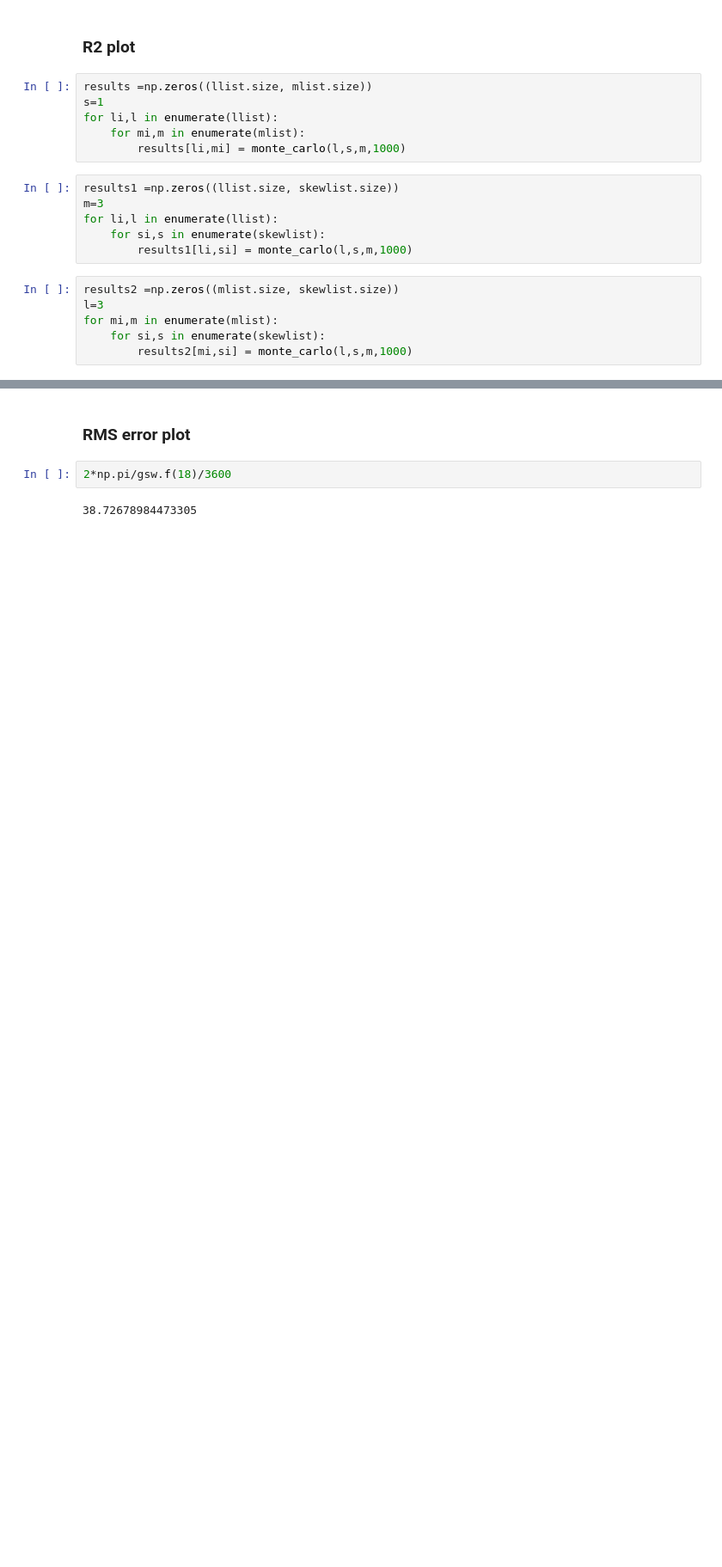
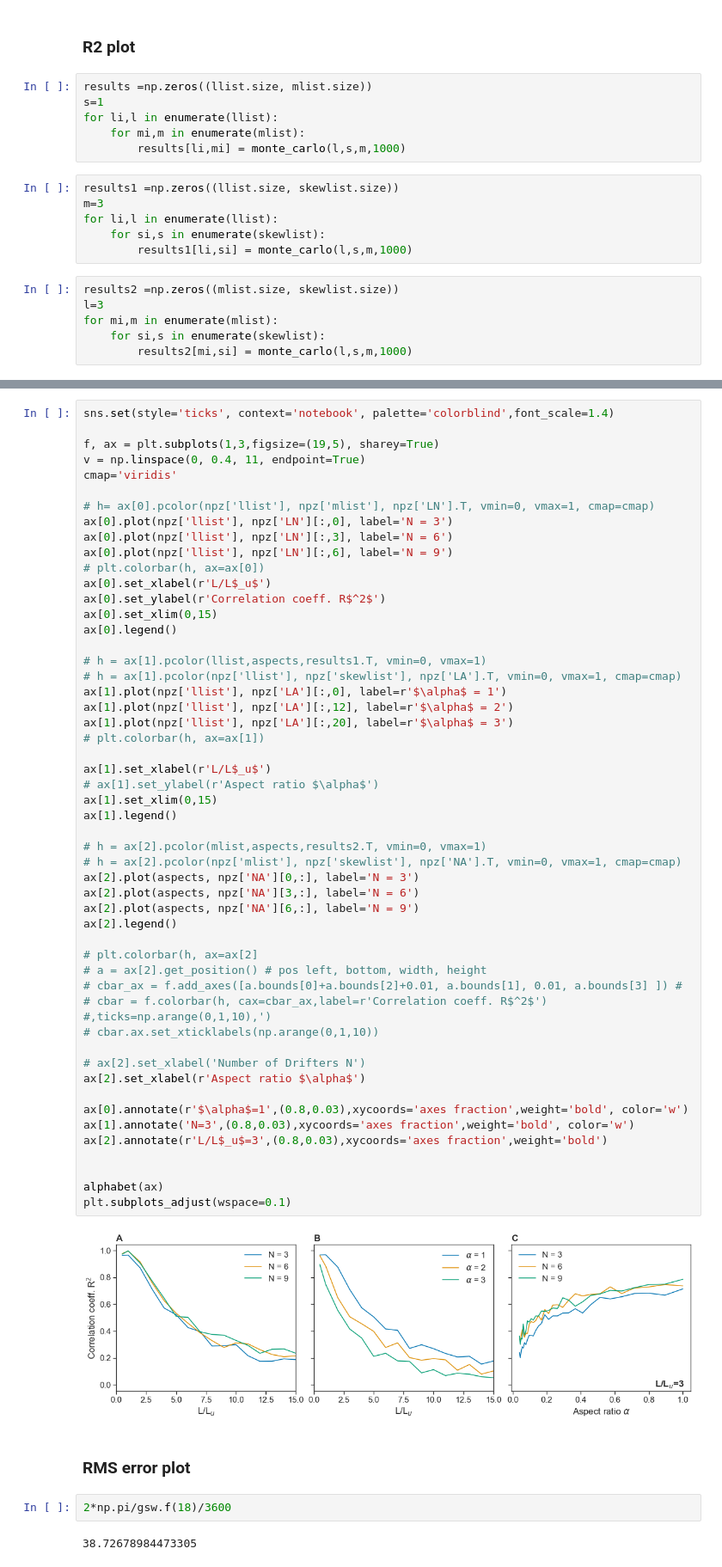
Before and after one commit to sessink/velocity_gradients, a Jupyter notebook: notebooks/ipynb/compute_sensitivity_2d.ipynb, the cells around one changed output, grey strips where cells are left out. Shown at 86% size. Cells and saved outputs as stored; diff of their text form; blank space fills up the shorter version.

```diff
--- a/notebooks/ipynb/compute_sensitivity_2d.ipynb
+++ b/notebooks/ipynb/compute_sensitivity_2d.ipynb
@@ -181,3 +210,57 @@ plt.savefig('../../figures/sensitivity_v2.pdf',bb_inches='tight',dpi=600)
+# %%
+sns.set(style='ticks', context='notebook', palette='colorblind',font_scale=1.4)
+
+f, ax = plt.subplots(1,3,figsize=(19,5), sharey=True)
+v = np.linspace(0, 0.4, 11, endpoint=True)
+cmap='viridis'
+
+# h= ax[0].pcolor(npz['llist'], npz['mlist'], npz['LN'].T, vmin=0, vmax=1, cmap=cmap)
+ax[0].plot(npz['llist'], npz['LN'][:,0], label='N = 3')
+ax[0].plot(npz['llist'], npz['LN'][:,3], label='N = 6')
+ax[0].plot(npz['llist'], npz['LN'][:,6], label='N = 9')
+# plt.colorbar(h, ax=ax[0])
+ax[0].set_xlabel(r'L/L$_u$')
+ax[0].set_ylabel(r'Correlation coeff. R$^2$')
+ax[0].set_xlim(0,15)
+ax[0].legend()
+
+# h = ax[1].pcolor(llist,aspects,results1.T, vmin=0, vmax=1)
+# h = ax[1].pcolor(npz['llist'], npz['skewlist'], npz['LA'].T, vmin=0, vmax=1, cmap=cmap)
+ax[1].plot(npz['llist'], npz['LA'][:,0], label=r'$\alpha$ = 1')
+ax[1].plot(npz['llist'], npz['LA'][:,12], label=r'$\alpha$ = 2')
+ax[1].plot(npz['llist'], npz['LA'][:,20], label=r'$\alpha$ = 3')
+# plt.colorbar(h, ax=ax[1])
+
+ax[1].set_xlabel(r'L/L$_u$')
+# ax[1].set_ylabel(r'Aspect ratio $\alpha$')
+ax[1].set_xlim(0,15)
+ax[1].legend()
+
+# h = ax[2].pcolor(mlist,aspects,results2.T, vmin=0, vmax=1)
+# h = ax[2].pcolor(npz['mlist'], npz['skewlist'], npz['NA'].T, vmin=0, vmax=1, cmap=cmap)
+ax[2].plot(aspects, npz['NA'][0,:], label='N = 3')
+ax[2].plot(aspects, npz['NA'][3,:], label='N = 6')
+ax[2].plot(aspects, npz['NA'][6,:], label='N = 9')
+ax[2].legend()
+
+# plt.colorbar(h, ax=ax[2]
+# a = ax[2].get_position() # pos left, bottom, width, height
+# cbar_ax = f.add_axes([a.bounds[0]+a.bounds[2]+0.01, a.bounds[1], 0.01, a.bounds[3] ]) #
+# cbar = f.colorbar(h, cax=cbar_ax,label=r'Correlation coeff. R$^2$') #,ticks=np.arange(0,1,10),')
+# cbar.ax.set_xticklabels(np.arange(0,1,10))
+
+# ax[2].set_xlabel('Number of Drifters N')
+ax[2].set_xlabel(r'Aspect ratio $\alpha$')
+
+ax[0].annotate(r'$\alpha$=1',(0.8,0.03),xycoords='axes fraction',weight='bold', color='w')
+ax[1].annotate('N=3',(0.8,0.03),xycoords='axes fraction',weight='bold', color='w')
+ax[2].annotate(r'L/L$_u$=3',(0.8,0.03),xycoords='axes fraction',weight='bold')
+
+
+alphabet(ax)
+plt.subplots_adjust(wspace=0.1)
+# %% [output]
+[figure, added]
 # %% [markdown]
 ### RMS error plot
 # %%
```
Also changed, not shown: parts of 15 cells of this notebook.
